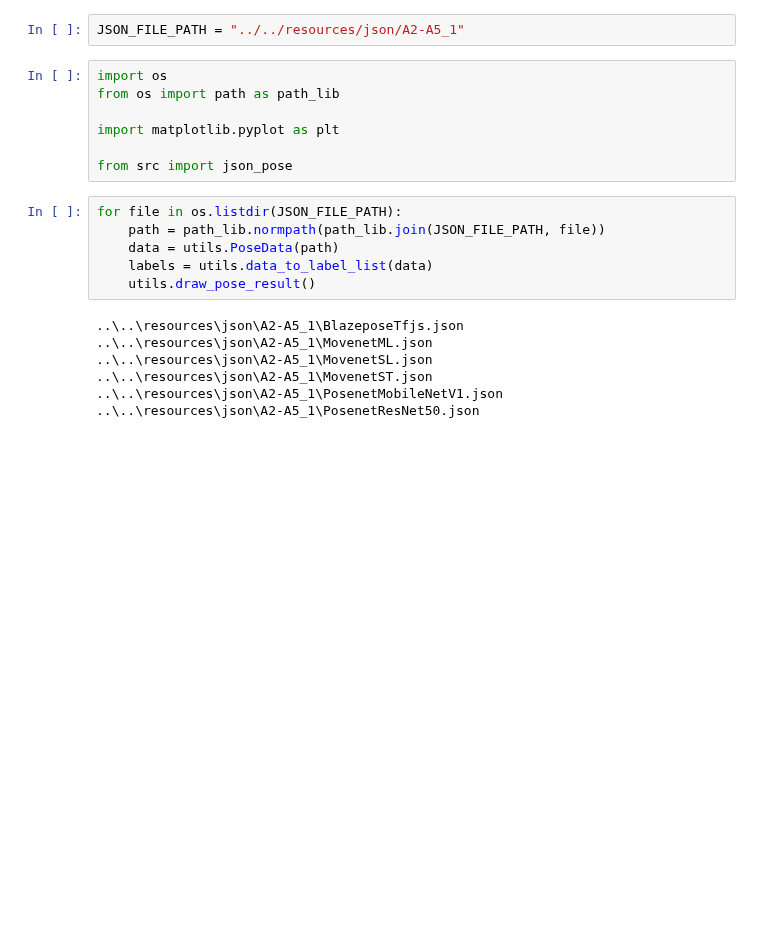
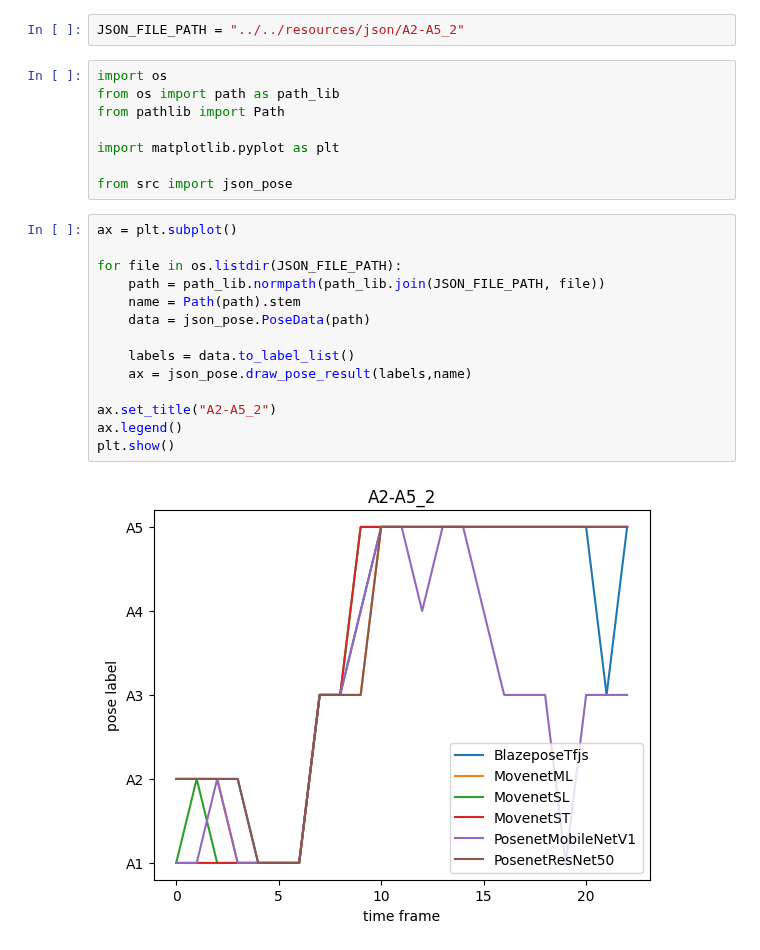
Before and after one commit to trinagle1289/kim-flutter-nodejs, a Jupyter notebook: python/plot-painter/JsonToPlot.ipynb, the cells around one changed output. Saved outputs shown, nothing was run; the diff lists cells and outputs as text; blank space fills up the shorter version.

```diff
--- a/python/plot-painter/JsonToPlot.ipynb
+++ b/python/plot-painter/JsonToPlot.ipynb
@@ -1,23 +1,27 @@
 # %%
-JSON_FILE_PATH = "../../resources/json/A2-A5_1"
+JSON_FILE_PATH = "../../resources/json/A2-A5_2"
 # %%
 import os
 from os import path as path_lib
+from pathlib import Path
 
 import matplotlib.pyplot as plt
 
 from src import json_pose
 # %%
+ax = plt.subplot()
+
 for file in os.listdir(JSON_FILE_PATH):
     path = path_lib.normpath(path_lib.join(JSON_FILE_PATH, file))
-    data = utils.PoseData(path)
-    labels = utils.data_to_label_list(data)
-    utils.draw_pose_result()
+    name = Path(path).stem
+    data = json_pose.PoseData(path)
+
+    labels = data.to_label_list()
+    ax = json_pose.draw_pose_result(labels,name)
+
+ax.set_title("A2-A5_2")
+ax.legend()
+plt.show()
 # %% [output]
-..\..\resources\json\A2-A5_1\BlazeposeTfjs.json
-..\..\resources\json\A2-A5_1\MovenetML.json
-..\..\resources\json\A2-A5_1\MovenetSL.json
-..\..\resources\json\A2-A5_1\MovenetST.json
-..\..\resources\json\A2-A5_1\PosenetMobileNetV1.json
-..\..\resources\json\A2-A5_1\PosenetResNet50.json
+[figure, added]
 # %%
```
Also changed, not shown: parts of 1 cell of this notebook.
